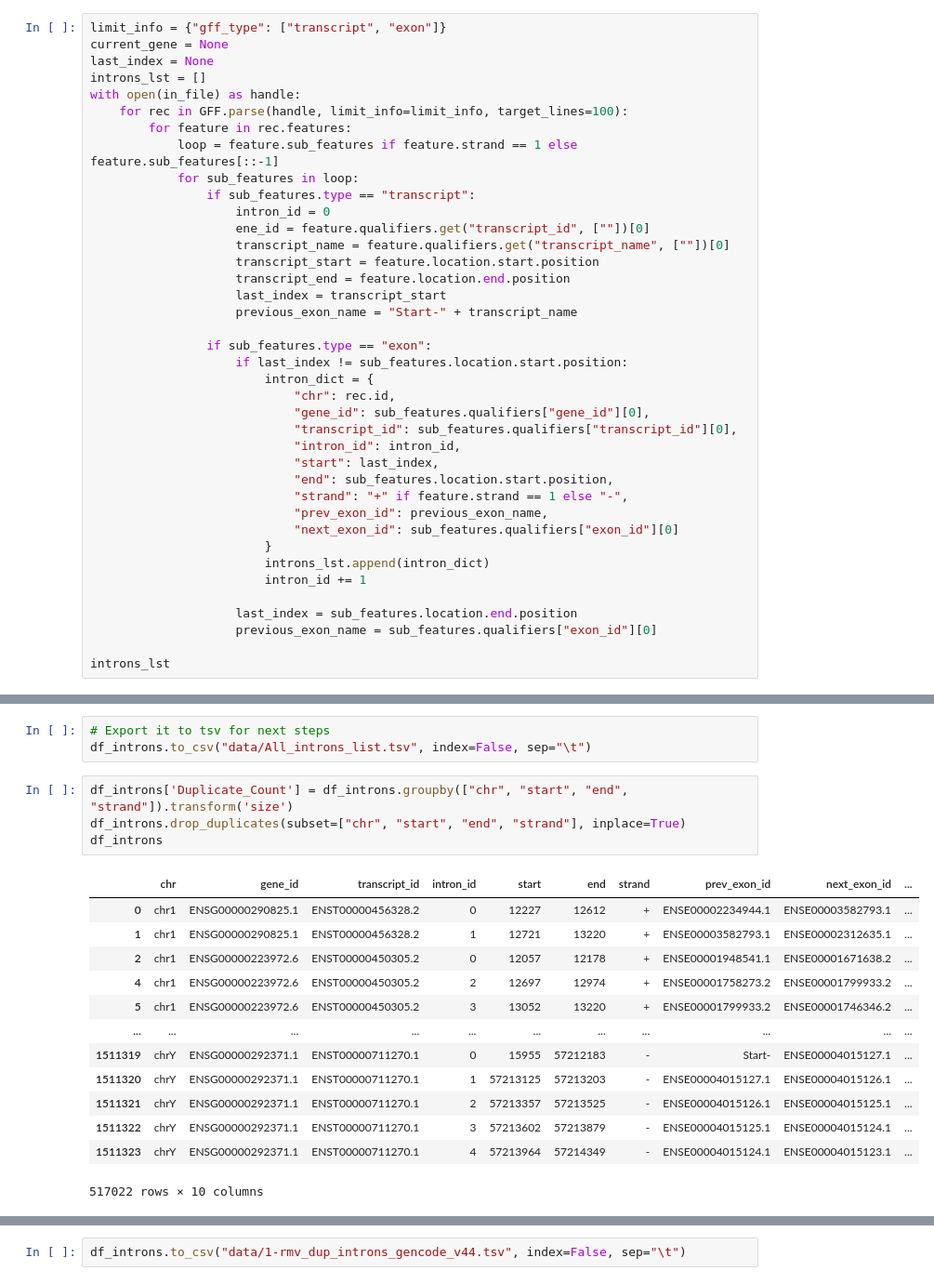
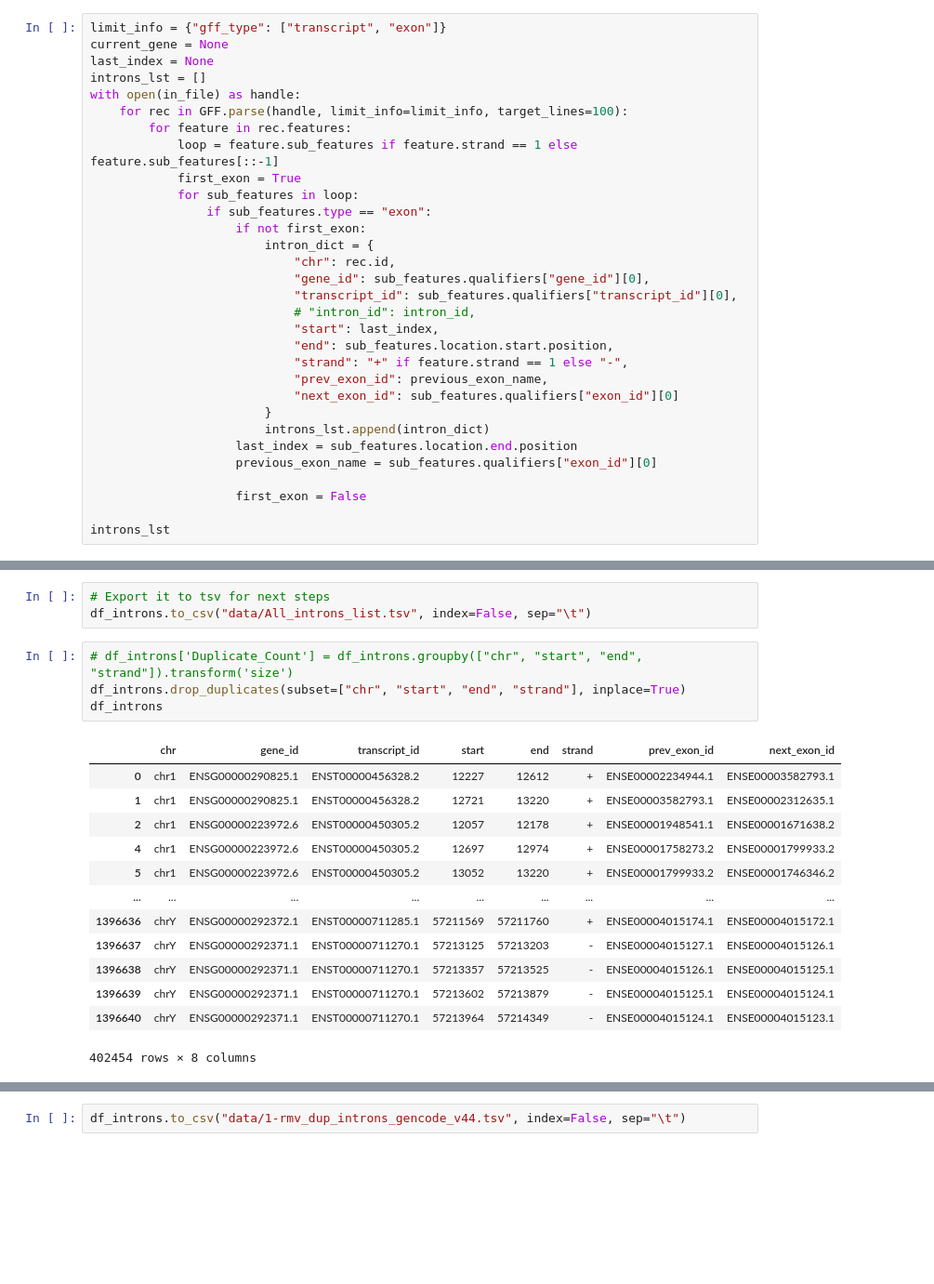
Before and after one commit to EnsemblGSOC/IntronOrNot, a Jupyter notebook: 1.1 - Extract Accepted Introns from Gencode.ipynb, the cells around one changed output, grey strips where cells are left out. Shown at 93% size. Cells and saved outputs as stored; diff of their text form; blank space fills up the shorter version.

Commit message:
Bug fix: Introns that was in the negative strand was +1 counted (4 introns in a transcript was counted as 5 etc)

```diff
--- a/1.1 - Extract Accepted Introns from Gencode.ipynb
+++ b/1.1 - Extract Accepted Introns from Gencode.ipynb
@@ -14,23 +14,15 @@ with open(in_file) as handle:
     for rec in GFF.parse(handle, limit_info=limit_info, target_lines=100):
         for feature in rec.features:
             loop = feature.sub_features if feature.strand == 1 else feature.sub_features[::-1]
+            first_exon = True
             for sub_features in loop:
-                if sub_features.type == "transcript":
-                    intron_id = 0
-                    ene_id = feature.qualifiers.get("transcript_id", [""])[0]
-                    transcript_name = feature.qualifiers.get("transcript_name", [""])[0]
-                    transcript_start = feature.location.start.position
-                    transcript_end = feature.location.end.position
-                    last_index = transcript_start
-                    previous_exon_name = "Start-" + transcript_name
-
                 if sub_features.type == "exon":
-                    if last_index != sub_features.location.start.position:
+                    if not first_exon:
                         intron_dict = {
                             "chr": rec.id,
                             "gene_id": sub_features.qualifiers["gene_id"][0],
                             "transcript_id": sub_features.qualifiers["transcript_id"][0],
-                            "intron_id": intron_id,
+                            # "intron_id": intron_id,
                             "start": last_index,
                             "end": sub_features.location.start.position,
                             "strand": "+" if feature.strand == 1 else "-",
@@ -38,11 +30,11 @@ with open(in_file) as handle:
                             "next_exon_id": sub_features.qualifiers["exon_id"][0]
                         }
                         introns_lst.append(intron_dict)
-                        intron_id += 1
-
                     last_index = sub_features.location.end.position
                     previous_exon_name = sub_features.qualifiers["exon_id"][0]
 
+                    first_exon = False
+
 introns_lst
 # %% [output]
 [{'chr': 'chr1',
@@ -83,21 +75,21 @@ df_introns
 # Export it to tsv for next steps
 df_introns.to_csv("data/All_introns_list.tsv", index=False, sep="\t")
 # %%
-df_introns['Duplicate_Count'] = df_introns.groupby(["chr", "start", "end", "strand"]).transform('size')
+# df_introns['Duplicate_Count'] = df_introns.groupby(["chr", "start", "end", "strand"]).transform('size')
 df_introns.drop_duplicates(subset=["chr", "start", "end", "strand"], inplace=True)
 df_introns
 # %% [output]
-|  | chr | gene_id | transcript_id | intron_id | start | end | strand | prev_exon_id | next_exon_id | ... |
-| 0 | chr1 | ENSG00000290825.1 | ENST00000456328.2 | 0 | 12227 | 12612 | + | ENSE00002234944.1 | ENSE00003582793.1 | ... |
-| 1 | chr1 | ENSG00000290825.1 | ENST00000456328.2 | 1 | 12721 | 13220 | + | ENSE00003582793.1 | ENSE00002312635.1 | ... |
-| 2 | chr1 | ENSG00000223972.6 | ENST00000450305.2 | 0 | 12057 | 12178 | + | ENSE00001948541.1 | ENSE00001671638.2 | ... |
-| 4 | chr1 | ENSG00000223972.6 | ENST00000450305.2 | 2 | 12697 | 12974 | + | ENSE00001758273.2 | ENSE00001799933.2 | ... |
-| 5 | chr1 | ENSG00000223972.6 | ENST00000450305.2 | 3 | 13052 | 13220 | + | ENSE00001799933.2 | ENSE00001746346.2 | ... |
-| ... | ... | ... | ... | ... | ... | ... | ... | ... | ... | ... |
-| 1511319 | chrY | ENSG00000292371.1 | ENST00000711270.1 | 0 | 15955 | 57212183 | - | Start- | ENSE00004015127.1 | ... |
-| 1511320 | chrY | ENSG00000292371.1 | ENST00000711270.1 | 1 | 57213125 | 57213203 | - | ENSE00004015127.1 | ENSE00004015126.1 | ... |
-| 1511321 | chrY | ENSG00000292371.1 | ENST00000711270.1 | 2 | 57213357 | 57213525 | - | ENSE00004015126.1 | ENSE00004015125.1 | ... |
-| 1511322 | chrY | ENSG00000292371.1 | ENST00000711270.1 | 3 | 57213602 | 57213879 | - | ENSE00004015125.1 | ENSE00004015124.1 | ... |
-| 1511323 | chrY | ENSG00000292371.1 | ENST00000711270.1 | 4 | 57213964 | 57214349 | - | ENSE00004015124.1 | ENSE00004015123.1 | ... |
+|  | chr | gene_id | transcript_id | start | end | strand | prev_exon_id | next_exon_id |
+| 0 | chr1 | ENSG00000290825.1 | ENST00000456328.2 | 12227 | 12612 | + | ENSE00002234944.1 | ENSE00003582793.1 |
+| 1 | chr1 | ENSG00000290825.1 | ENST00000456328.2 | 12721 | 13220 | + | ENSE00003582793.1 | ENSE00002312635.1 |
+| 2 | chr1 | ENSG00000223972.6 | ENST00000450305.2 | 12057 | 12178 | + | ENSE00001948541.1 | ENSE00001671638.2 |
+| 4 | chr1 | ENSG00000223972.6 | ENST00000450305.2 | 12697 | 12974 | + | ENSE00001758273.2 | ENSE00001799933.2 |
+| 5 | chr1 | ENSG00000223972.6 | ENST00000450305.2 | 13052 | 13220 | + | ENSE00001799933.2 | ENSE00001746346.2 |
+| ... | ... | ... | ... | ... | ... | ... | ... | ... |
+| 1396636 | chrY | ENSG00000292372.1 | ENST00000711285.1 | 57211569 | 57211760 | + | ENSE00004015174.1 | ENSE00004015172.1 |
+| 1396637 | chrY | ENSG00000292371.1 | ENST00000711270.1 | 57213125 | 57213203 | - | ENSE00004015127.1 | ENSE00004015126.1 |
+| 1396638 | chrY | ENSG00000292371.1 | ENST00000711270.1 | 57213357 | 57213525 | - | ENSE00004015126.1 | ENSE00004015125.1 |
+| 1396639 | chrY | ENSG00000292371.1 | ENST00000711270.1 | 57213602 | 57213879 | - | ENSE00004015125.1 | ENSE00004015124.1 |
+| 1396640 | chrY | ENSG00000292371.1 | ENST00000711270.1 | 57213964 | 57214349 | - | ENSE00004015124.1 | ENSE00004015123.1 |
-517022 rows × 10 columns
+402454 rows × 8 columns
 # %%
```
Also changed, not shown: parts of 4 cells of this notebook.
